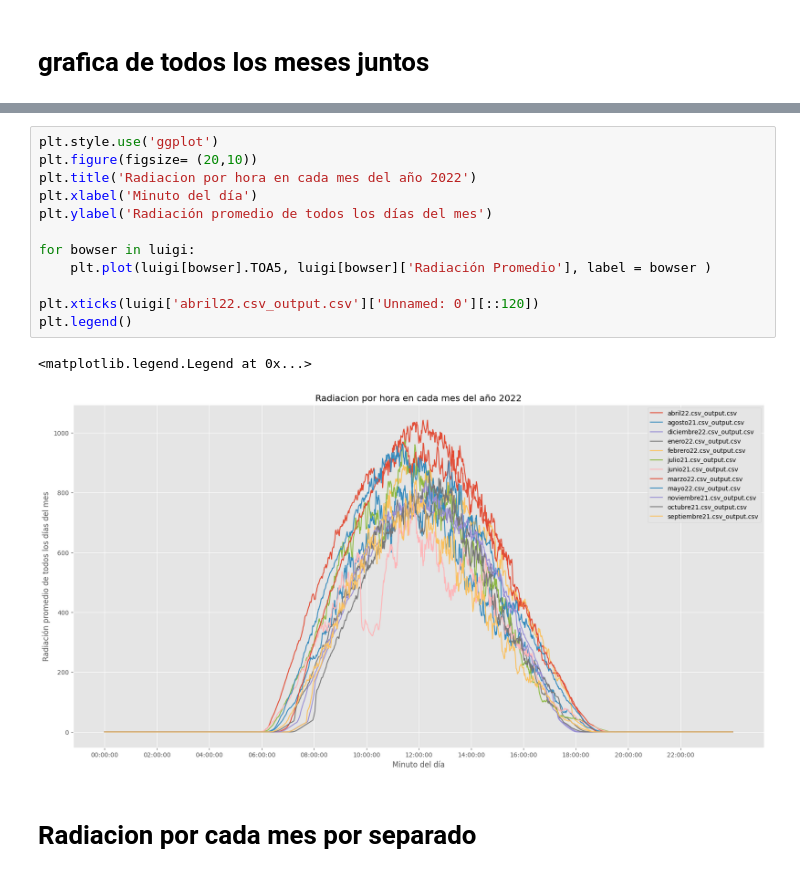
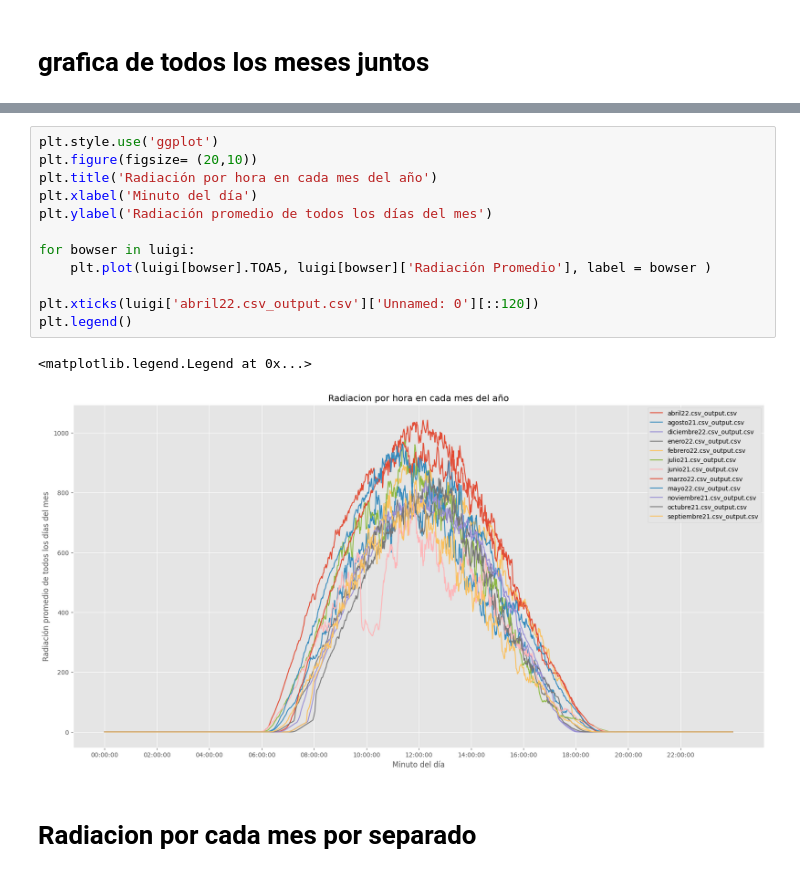
Before and after one commit to lorenzoog00/ASE, a Jupyter notebook: ONEMINUTE/Promedios/graficasdia.ipynb, the cells around one changed output, grey strips where cells are left out. Saved outputs shown, nothing was run; the diff lists cells and outputs as text.

```diff
--- a/ONEMINUTE/Promedios/graficasdia.ipynb
+++ b/ONEMINUTE/Promedios/graficasdia.ipynb
@@ -84,18 +67,18 @@ Name: Unnamed: 0, dtype: int64
 # %%
 plt.style.use('ggplot')
 plt.figure(figsize= (20,10))
-plt.title('Radiacion por hora en cada mes del año 2022')
+plt.title('Radiación por hora en cada mes del año')
 plt.xlabel('Minuto del día')
 plt.ylabel('Radiación promedio de todos los días del mes')
 
 for bowser in luigi:
     plt.plot(luigi[bowser].TOA5, luigi[bowser]['Radiación Promedio'], label = bowser )
 
 plt.xticks(luigi['abril22.csv_output.csv']['Unnamed: 0'][::120])
 plt.legend()
 # %% [output]
 <matplotlib.legend.Legend at 0x...>
-[figure, old version]
+[figure, new version]
 # %% [markdown]
 # Radiacion por cada mes por separado
 # %%
```
Also changed, not shown: parts of 4 cells of this notebook.
